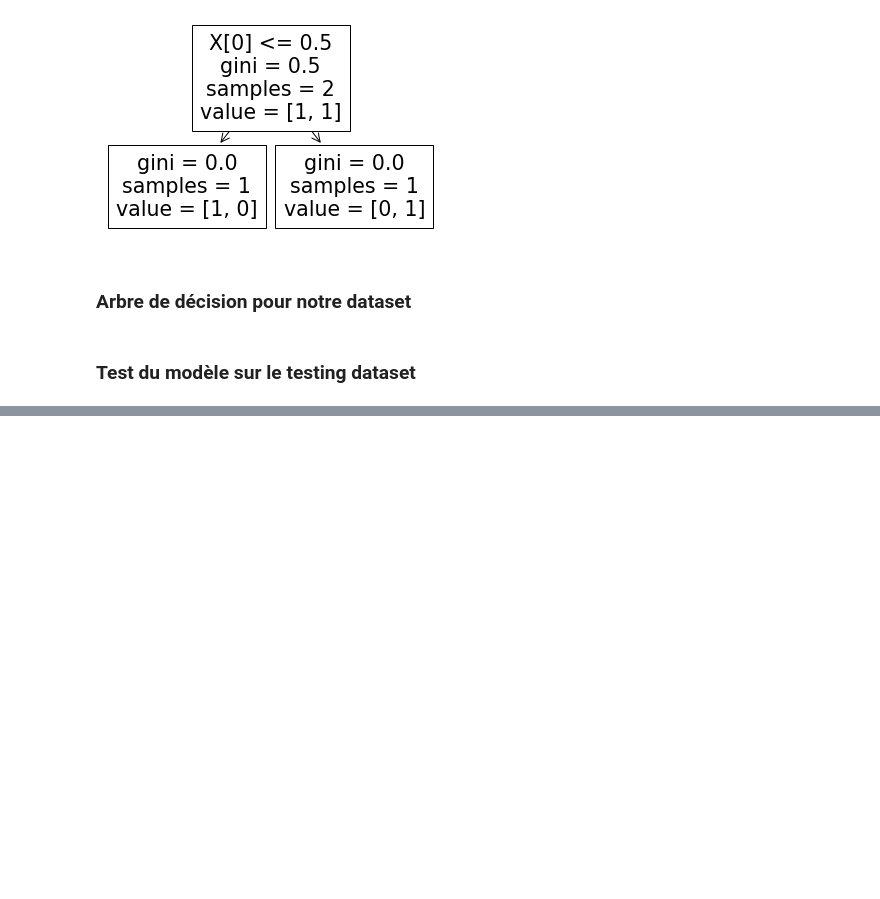
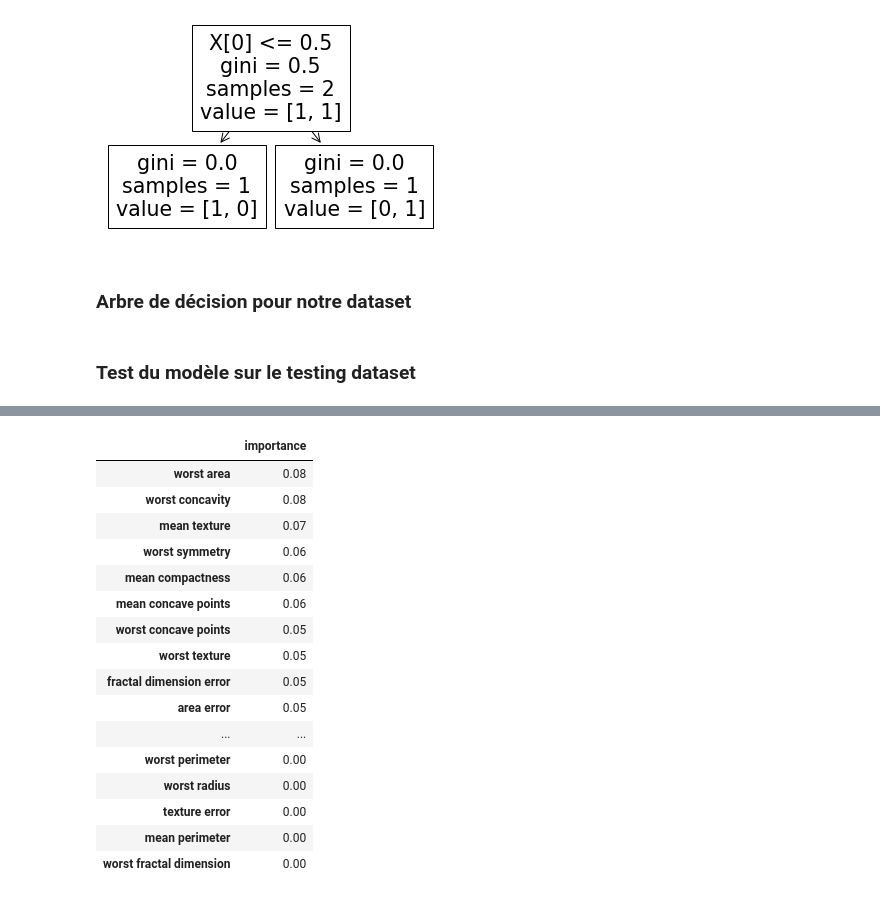
Before and after one commit to ThGail/Arbres_Decisionnels, a Jupyter notebook: Projet_App_Stat_Sujet_5.ipynb, the cells around one changed output, grey strips where cells are left out. Saved outputs shown, nothing was run; the diff lists cells and outputs as text; code cells hidden in the pictures; blank space fills up the shorter version.

```diff
--- a/Projet_App_Stat_Sujet_5.ipynb
+++ b/Projet_App_Stat_Sujet_5.ipynb
@@ -155,0 +161,6 @@ Score du modèle sur le dataset de test :  0.9521276595744681
+# %%
+#Création de la forêt aléatoire
+boosting = AdaBoostClassifier(n_estimators=100)
+
+#Entrainement sur le training dataset
+boosting.fit(X_train ,y_train)
@@ -155,0 +271,22 @@ Score du modèle sur le dataset de test :  0.9521276595744681
+# %%
+boosting_interpretation = pd.DataFrame(boosting.feature_importances_, index = data.feature_names, columns = ["importance"]).sort_values("importance", ascending = False)
+# %%
+boosting_interpretation
+# %% [output]
+|  | importance |
+| worst area | 0.08 |
+| worst concavity | 0.08 |
+| mean texture | 0.07 |
+| worst symmetry | 0.06 |
+| mean compactness | 0.06 |
+| mean concave points | 0.06 |
+| worst concave points | 0.05 |
+| worst texture | 0.05 |
+| fractal dimension error | 0.05 |
+| area error | 0.05 |
+| ... | ... |
+| worst perimeter | 0.00 |
+| worst radius | 0.00 |
+| texture error | 0.00 |
+| mean perimeter | 0.00 |
+| worst fractal dimension | 0.00 |
```
Also changed, not shown: parts of 33 cells of this notebook.
